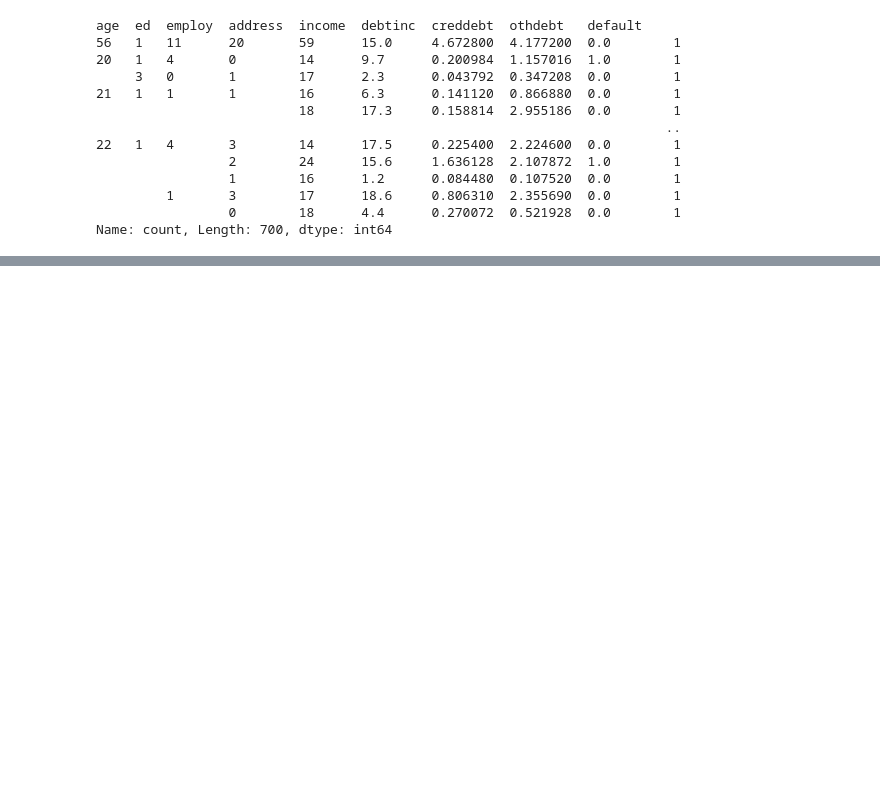
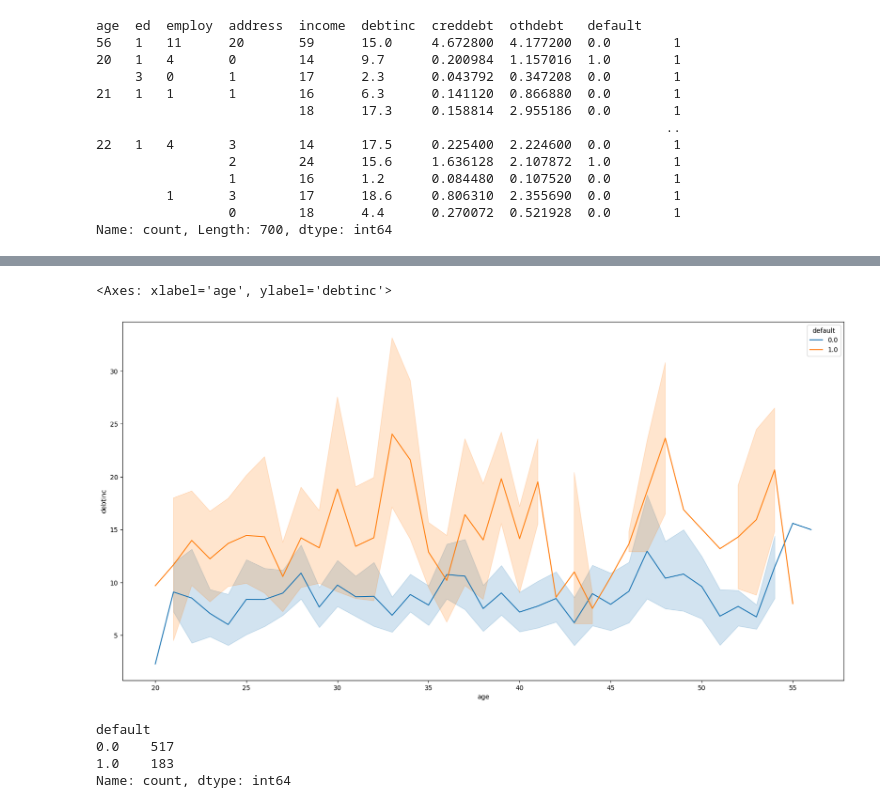
Before and after one commit to Nishit-Singhal/Credit-Risk-Analysis, a Jupyter notebook: credit_risk_analyzer.ipynb, the cells around one changed output, grey strips where cells are left out. Drawn from its saved outputs; the diff is of its cells as text; code cells hidden in the pictures; blank space fills up the shorter version.

```diff
--- a/credit_risk_analyzer.ipynb
+++ b/credit_risk_analyzer.ipynb
@@ -53,0 +60,13 @@ df.dropna(inplace=True)
+# %%
+fig,ax=plt.subplots(figsize=(20,10))
+sns.lineplot(data=df, x='age', y='debtinc', hue='default', ax=ax)
+# %% [output]
+<Axes: xlabel='age', ylabel='debtinc'>
+[figure, added]
+# %%
+df['default'].value_counts()
+# %% [output]
+default
+0.0    517
+1.0    183
+Name: count, dtype: int64
```
Also changed, not shown: parts of 2 cells of this notebook.
